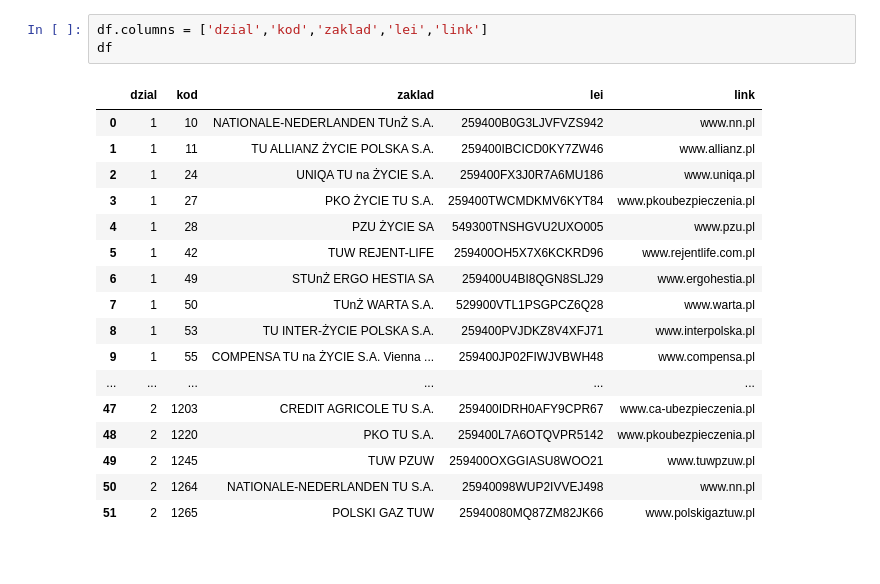
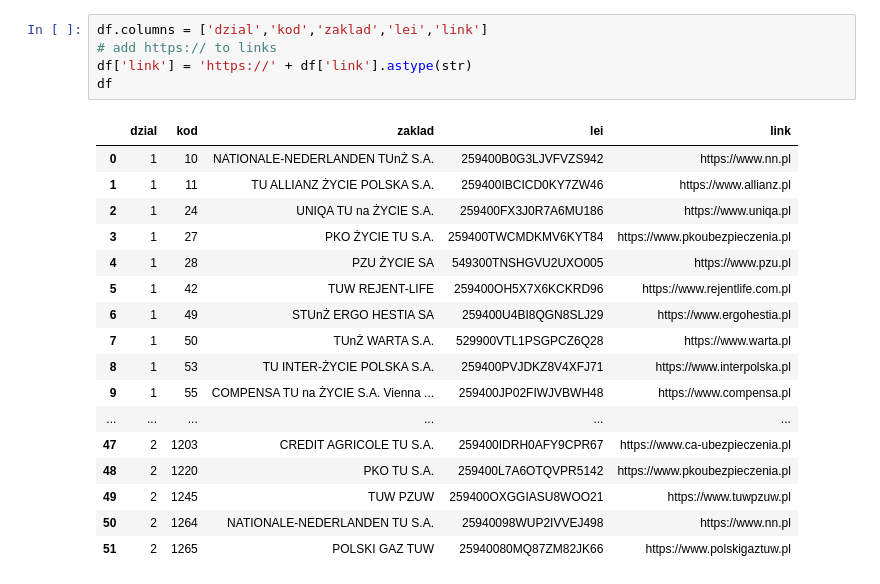
Before and after one commit to alexmal01/Supervision3mISIe, a Jupyter notebook: scraper/explorer.ipynb, the cells around one changed output. Cells and saved outputs as stored; diff of their text form.

```diff
--- a/scraper/explorer.ipynb
+++ b/scraper/explorer.ipynb
@@ -24,21 +5,23 @@ df
 # %%
 df.columns = ['dzial','kod','zaklad','lei','link']
+# add https:// to links
+df['link'] = 'https://' + df['link'].astype(str)
 df
 # %% [output]
 |  | dzial | kod | zaklad | lei | link |
-| 0 | 1 | 10 | NATIONALE-NEDERLANDEN TUnŻ S.A. | 259400B0G3LJVFVZS942 | www.nn.pl |
-| 1 | 1 | 11 | TU ALLIANZ ŻYCIE POLSKA S.A. | 259400IBCICD0KY7ZW46 | www.allianz.pl |
-| 2 | 1 | 24 | UNIQA TU na ŻYCIE S.A. | 259400FX3J0R7A6MU186 | www.uniqa.pl |
-| 3 | 1 | 27 | PKO ŻYCIE TU S.A. | 259400TWCMDKMV6KYT84 | www.pkoubezpieczenia.pl |
-| 4 | 1 | 28 | PZU ŻYCIE SA | 549300TNSHGVU2UXO005 | www.pzu.pl |
-| 5 | 1 | 42 | TUW REJENT-LIFE | 259400OH5X7X6KCKRD96 | www.rejentlife.com.pl |
-| 6 | 1 | 49 | STUnŻ ERGO HESTIA SA | 259400U4BI8QGN8SLJ29 | www.ergohestia.pl |
-| 7 | 1 | 50 | TUnŻ WARTA S.A. | 529900VTL1PSGPCZ6Q28 | www.warta.pl |
-| 8 | 1 | 53 | TU INTER-ŻYCIE POLSKA S.A. | 259400PVJDKZ8V4XFJ71 | www.interpolska.pl |
-| 9 | 1 | 55 | COMPENSA TU na ŻYCIE S.A. Vienna ... | 259400JP02FIWJVBWH48 | www.compensa.pl |
+| 0 | 1 | 10 | NATIONALE-NEDERLANDEN TUnŻ S.A. | 259400B0G3LJVFVZS942 | https://www.nn.pl |
+| 1 | 1 | 11 | TU ALLIANZ ŻYCIE POLSKA S.A. | 259400IBCICD0KY7ZW46 | https://www.allianz.pl |
+| 2 | 1 | 24 | UNIQA TU na ŻYCIE S.A. | 259400FX3J0R7A6MU186 | https://www.uniqa.pl |
+| 3 | 1 | 27 | PKO ŻYCIE TU S.A. | 259400TWCMDKMV6KYT84 | https://www.pkoubezpieczenia.pl |
+| 4 | 1 | 28 | PZU ŻYCIE SA | 549300TNSHGVU2UXO005 | https://www.pzu.pl |
+| 5 | 1 | 42 | TUW REJENT-LIFE | 259400OH5X7X6KCKRD96 | https://www.rejentlife.com.pl |
+| 6 | 1 | 49 | STUnŻ ERGO HESTIA SA | 259400U4BI8QGN8SLJ29 | https://www.ergohestia.pl |
+| 7 | 1 | 50 | TUnŻ WARTA S.A. | 529900VTL1PSGPCZ6Q28 | https://www.warta.pl |
+| 8 | 1 | 53 | TU INTER-ŻYCIE POLSKA S.A. | 259400PVJDKZ8V4XFJ71 | https://www.interpolska.pl |
+| 9 | 1 | 55 | COMPENSA TU na ŻYCIE S.A. Vienna ... | 259400JP02FIWJVBWH48 | https://www.compensa.pl |
 | ... | ... | ... | ... | ... | ... |
-| 47 | 2 | 1203 | CREDIT AGRICOLE TU S.A. | 259400IDRH0AFY9CPR67 | www.ca-ubezpieczenia.pl |
-| 48 | 2 | 1220 | PKO TU S.A. | 259400L7A6OTQVPR5142 | www.pkoubezpieczenia.pl |
-| 49 | 2 | 1245 | TUW PZUW | 259400OXGGIASU8WOO21 | www.tuwpzuw.pl |
-| 50 | 2 | 1264 | NATIONALE-NEDERLANDEN TU S.A. | 25940098WUP2IVVEJ498 | www.nn.pl |
-| 51 | 2 | 1265 | POLSKI GAZ TUW | 25940080MQ87ZM82JK66 | www.polskigaztuw.pl |
+| 47 | 2 | 1203 | CREDIT AGRICOLE TU S.A. | 259400IDRH0AFY9CPR67 | https://www.ca-ubezpieczenia.pl |
+| 48 | 2 | 1220 | PKO TU S.A. | 259400L7A6OTQVPR5142 | https://www.pkoubezpieczenia.pl |
+| 49 | 2 | 1245 | TUW PZUW | 259400OXGGIASU8WOO21 | https://www.tuwpzuw.pl |
+| 50 | 2 | 1264 | NATIONALE-NEDERLANDEN TU S.A. | 25940098WUP2IVVEJ498 | https://www.nn.pl |
+| 51 | 2 | 1265 | POLSKI GAZ TUW | 25940080MQ87ZM82JK66 | https://www.polskigaztuw.pl |
```
Also changed, not shown: parts of 5 cells of this notebook, 14 other files.
